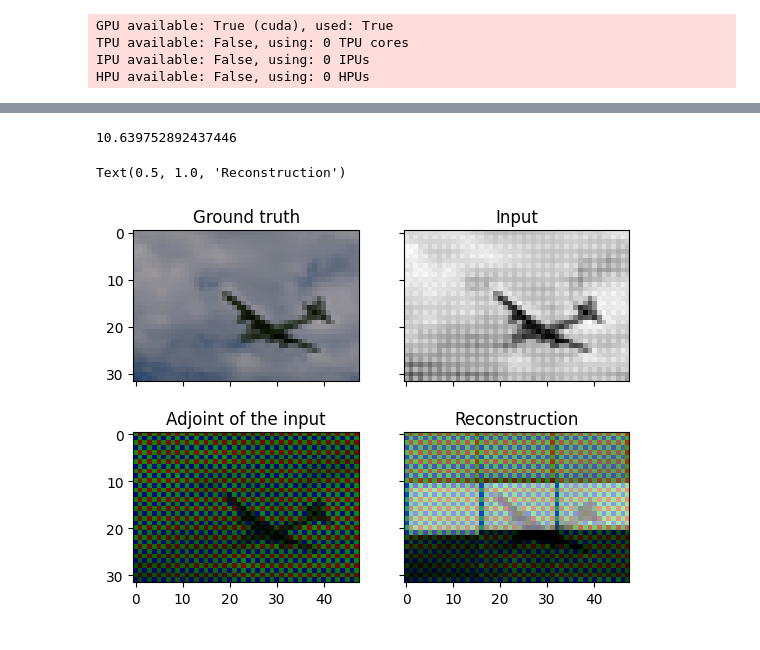
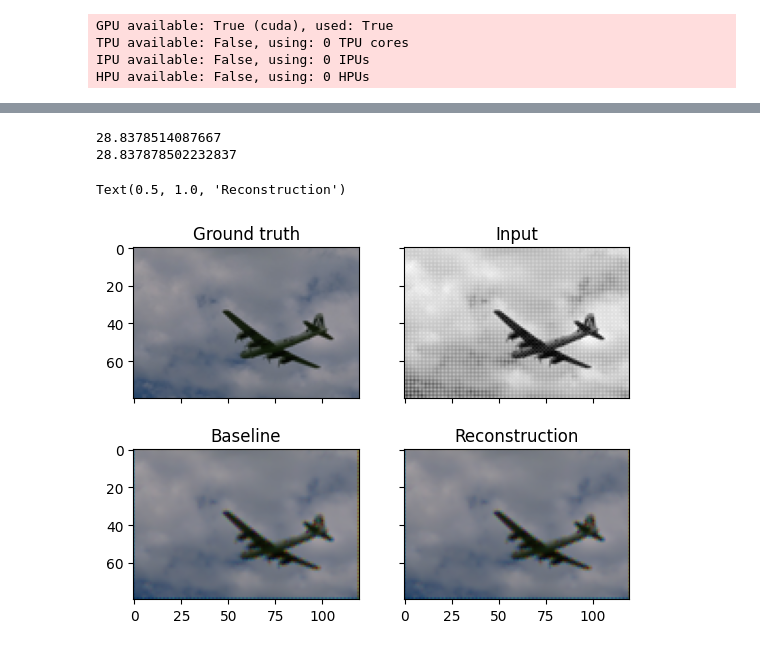
Before and after one commit to mattmull42/unrolled_demosaicking, a Jupyter notebook: main.ipynb, the cells around one changed output, grey strips where cells are left out. Drawn from its saved outputs; the diff is of its cells as text; code cells hidden in the pictures.

```diff
--- a/main.ipynb
+++ b/main.ipynb
@@ -14,15 +16,15 @@ from src.lightning_classes import U_PDHG_system, DataModule
 from src.data_loader import RGBDataset, RGB_SPECTRAL_STENCIL
 # %%
 DEVICE = torch.device('cuda' if torch.cuda.is_available() else 'cpu')
-TRAIN_FLAG = True
 CFA = 'bayer'
-TRAIN_DIR = 'src/images/train'
-TEST_DIR = 'src/images/test'
-VAL_DIR = 'src/images/val'
+TRAIN_DIR = 'images/train'
+VAL_DIR = 'images/val'
+TEST_DIR = 'images/test'
 NB_STAGES = 8
-BATCH_SIZE = 64
-LEARNING_RATE = 1e-3
-NB_EPOCHS = 100
+BATCH_SIZE = 128
+LEARNING_RATE = 1e-2
+NB_EPOCHS = 200
 
-OP = cfa_operator(CFA, [32, 48, 3], RGB_SPECTRAL_STENCIL, 'dirac')
+OP = cfa_operator(CFA, [80, 120, 3], RGB_SPECTRAL_STENCIL, 'dirac')
+baseline_inversion = Inverse_problem(CFA, False, 0, [80, 120, 3], RGB_SPECTRAL_STENCIL, 'dirac')
 # %%
@@ -73,26 +69,29 @@ LOCAL_RANK: 0 - CUDA_VISIBLE_DEVICES: [0]
 # %%
-model = U_PDHG_system.load_from_checkpoint('lightning_logs/version_0/checkpoints/best.ckpt')
+model = U_PDHG_system.load_from_checkpoint(f'tb_logs/lightning_logs/version_{trainer.logger.version}/checkpoints/best.ckpt')
 model.eval()
 
-img = Image.open('src/images/val/3096.jpg')
-x = np.array(img.resize((img.size[0] // 10, img.size[1] // 10))).astype(np.float32) / 255
-y = torch.tensor(OP.direct(x), dtype=torch.float, device=DEVICE)
+img = Image.open('images/val_/3096.jpg')
+x = np.array(img.resize((img.size[0] // 4, img.size[1] // 4))).astype(np.float32) / 255
+y = OP.direct(x)
+input_data = torch.tensor(np.concatenate((y[:, :, None], baseline_inversion(y)), axis=2), dtype=torch.float, device=DEVICE)[None]
 
 with torch.no_grad():
-    x_hat = model(y[None])[0].cpu().detach().numpy()
+    x_hat = model(input_data)[0].cpu().detach().numpy()
 # %%
 fig, axs = plt.subplots(2, 2, sharex=True, sharey=True)
 
+print(peak_signal_noise_ratio(x, baseline_inversion(y)))
 print(peak_signal_noise_ratio(x, x_hat))
 axs[0, 0].imshow(x)
 axs[0, 0].set_title('Ground truth')
-axs[0, 1].imshow(y.cpu(), cmap='gray')
+axs[0, 1].imshow(y, cmap='gray')
 axs[0, 1].set_title('Input')
-axs[1, 0].imshow(OP.adjoint(OP.direct(x)))
-axs[1, 0].set_title('Adjoint of the input')
+axs[1, 0].imshow(baseline_inversion(y))
+axs[1, 0].set_title('Baseline')
 axs[1, 1].imshow(x_hat)
 axs[1, 1].set_title('Reconstruction')
 # %% [output]
-10.639752892437446
+28.8378514087667
+28.837878502232837
 Text(0.5, 1.0, 'Reconstruction')
-[figure, old version]
+[figure, new version]
```
Also changed, not shown: parts of 6 cells of this notebook, 7 other files.
